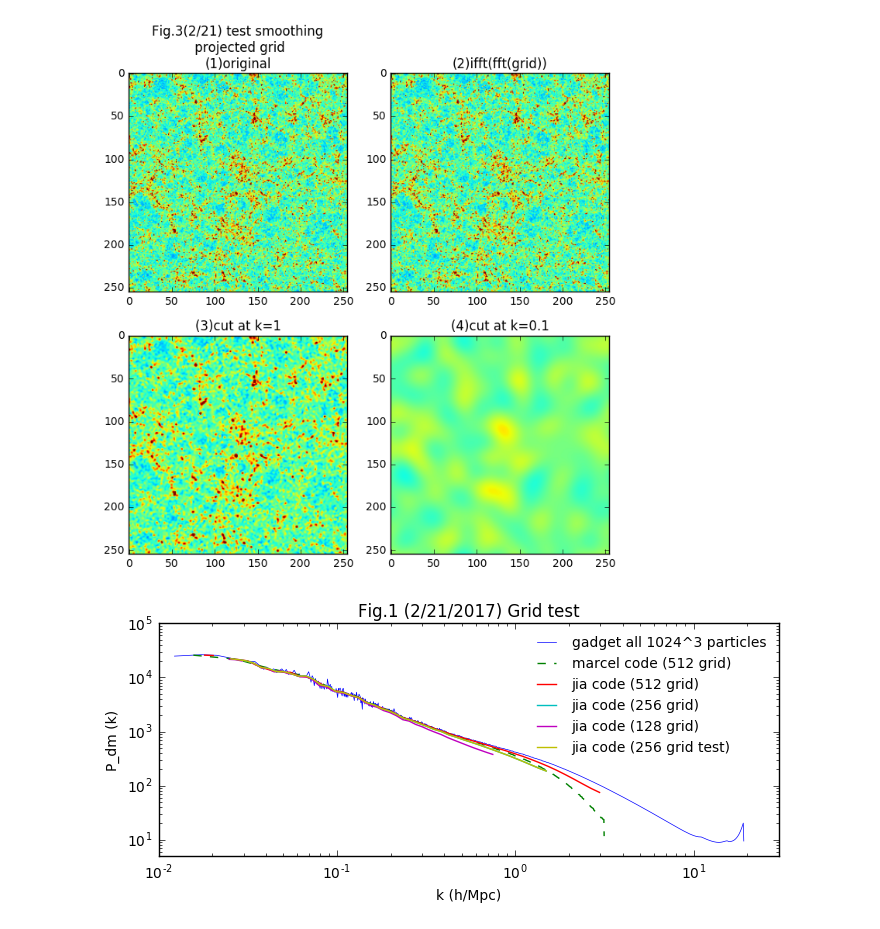
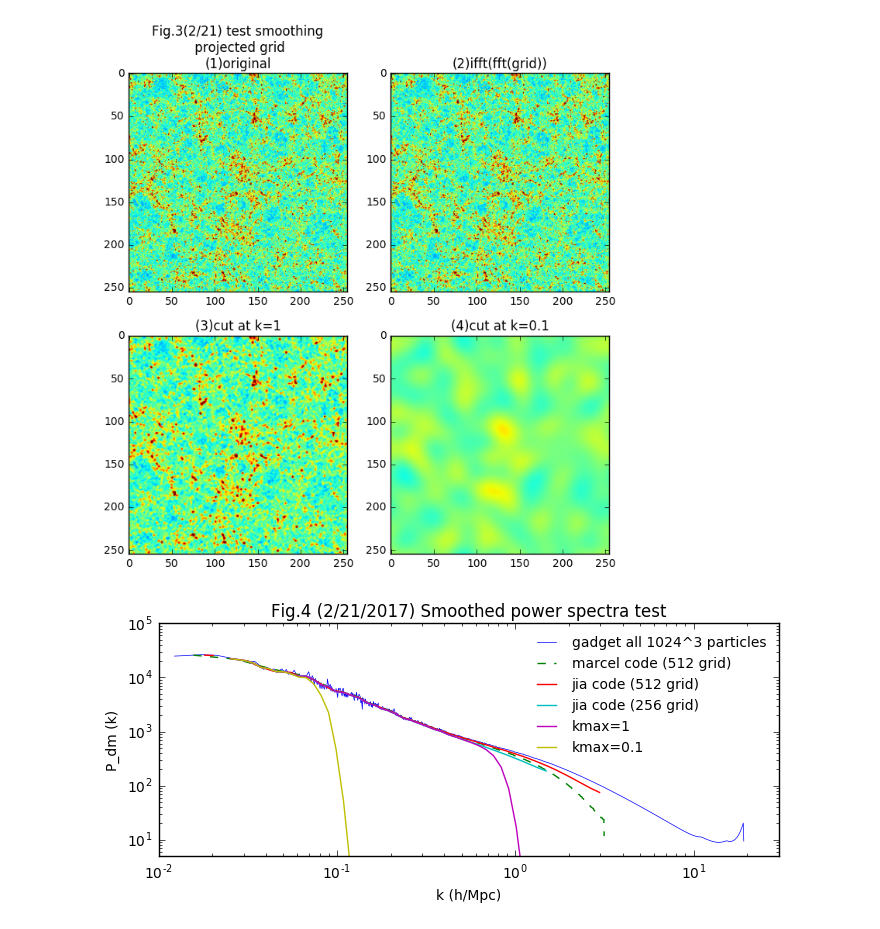
Before and after one commit to liuxx479/nubias, a Jupyter notebook: plot_bispec.ipynb, the cells around one changed output. Saved outputs shown, nothing was run; the diff lists cells and outputs as text; code cells hidden in the pictures.

Commit message:
add smoothed ps test

```diff
--- a/plot_bispec.ipynb
+++ b/plot_bispec.ipynb
@@ -137,20 +137,29 @@ ax4.set_title('(4)cut at k=0.1')
 show()
 # %% [output]
 [figure]
+# %%
+ps_smooth1 = WLanalysis.PowerSpectrum3D(real(igrid_smooth1))#/(Lbox/nn)**3
+ps_smooth01 = WLanalysis.PowerSpectrum3D(real(igrid_smooth01))#/(Lbox/nn)**3
+# %%
+pss1 = ps_smooth1[1] / (Lbox/nn)**3
+pss01 = ps_smooth01[1] / (Lbox/nn)**3
 # %%
 figure(figsize=(8,3))
 loglog(kful*1e3,pkdm/1e9,'-',lw=0.5, label='gadget all 1024^3 particles')
 loglog(ks,pks,'--', label='marcel code (512 grid)')
 loglog(k512,pk512, label='jia code (512 grid)')
 loglog(k256,pk256, label='jia code (256 grid)')
-loglog(k128,pk128, label='jia code (128 grid)')
-loglog(ktest,pstest, label='jia code (256 grid test)')
+loglog(k256,pss1, label='kmax=1')
+loglog(k256,pss01, label='kmax=0.1')
+
+#loglog(k128,pk128, label='jia code (128 grid)')
+#loglog(ktest,pstest, label='jia code (256 grid test)')
 legend(fontsize=10,frameon=0)
-title('Fig.1 (2/21/2017) Grid test')
+title('Fig.4 (2/21/2017) Smoothed power spectra test')
 xlim(1e-2,30)
 ylim(5,1e5)
 xlabel('k (h/Mpc)')
 ylabel('P_dm (k)')
 show()
 # %% [output]
-[figure, old version]
+[figure, new version]
```
